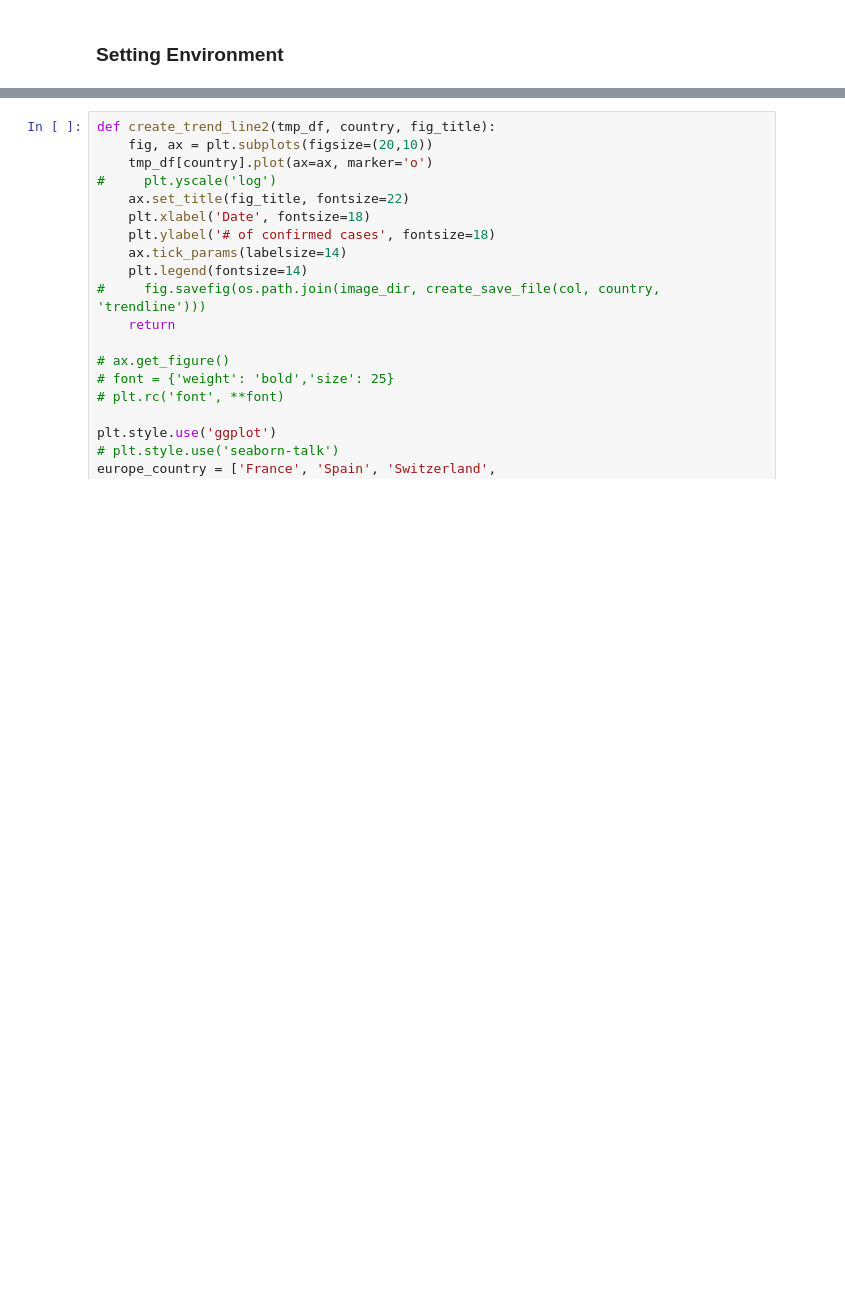
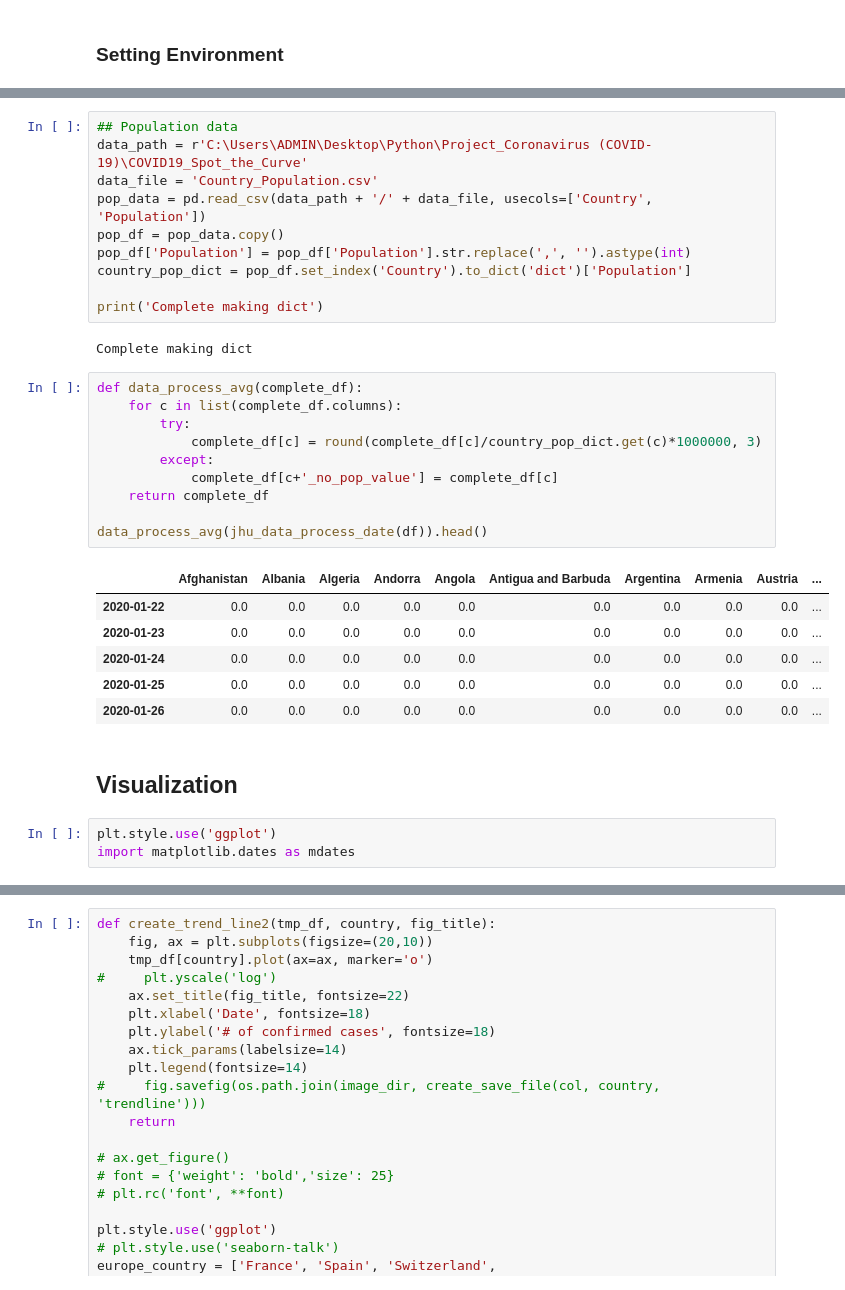
Before and after one commit to HiIamJeff/covid19_spot_the_curve, a Jupyter notebook: Corona_Medium_plot.ipynb, the cells around one changed output, grey strips where cells are left out. Saved outputs shown, nothing was run; the diff lists cells and outputs as text; blank space fills up the shorter version.

```diff
--- a/Corona_Medium_plot.ipynb
+++ b/Corona_Medium_plot.ipynb
@@ -138,0 +169,34 @@ jhu_data_process_date(df).head()
+# %%
+## Population data
+data_path = r'C:\Users\ADMIN\Desktop\Python\Project_Coronavirus (COVID-19)\COVID19_Spot_the_Curve'
+data_file = 'Country_Population.csv'
+pop_data = pd.read_csv(data_path + '/' + data_file, usecols=['Country', 'Population'])
+pop_df = pop_data.copy()
+pop_df['Population'] = pop_df['Population'].str.replace(',', '').astype(int)
+country_pop_dict = pop_df.set_index('Country').to_dict('dict')['Population']
+
+print('Complete making dict')
+# %% [output]
+Complete making dict
+# %%
+def data_process_avg(complete_df):
+    for c in list(complete_df.columns):
+        try:
+            complete_df[c] = round(complete_df[c]/country_pop_dict.get(c)*1000000, 3)
+        except:
+            complete_df[c+'_no_pop_value'] = complete_df[c]
+    return complete_df
+
+data_process_avg(jhu_data_process_date(df)).head()
+# %% [output]
+|  | Afghanistan | Albania | Algeria | Andorra | Angola | Antigua and Barbuda | Argentina | Armenia | Austria | ... |
+| 2020-01-22 | 0.0 | 0.0 | 0.0 | 0.0 | 0.0 | 0.0 | 0.0 | 0.0 | 0.0 | ... |
+| 2020-01-23 | 0.0 | 0.0 | 0.0 | 0.0 | 0.0 | 0.0 | 0.0 | 0.0 | 0.0 | ... |
+| 2020-01-24 | 0.0 | 0.0 | 0.0 | 0.0 | 0.0 | 0.0 | 0.0 | 0.0 | 0.0 | ... |
+| 2020-01-25 | 0.0 | 0.0 | 0.0 | 0.0 | 0.0 | 0.0 | 0.0 | 0.0 | 0.0 | ... |
+| 2020-01-26 | 0.0 | 0.0 | 0.0 | 0.0 | 0.0 | 0.0 | 0.0 | 0.0 | 0.0 | ... |
+# %% [markdown]
+## Visualization
+# %%
+plt.style.use('ggplot')
+import matplotlib.dates as mdates
```
Also changed, not shown: parts of 33 cells of this notebook, 1 other file.
